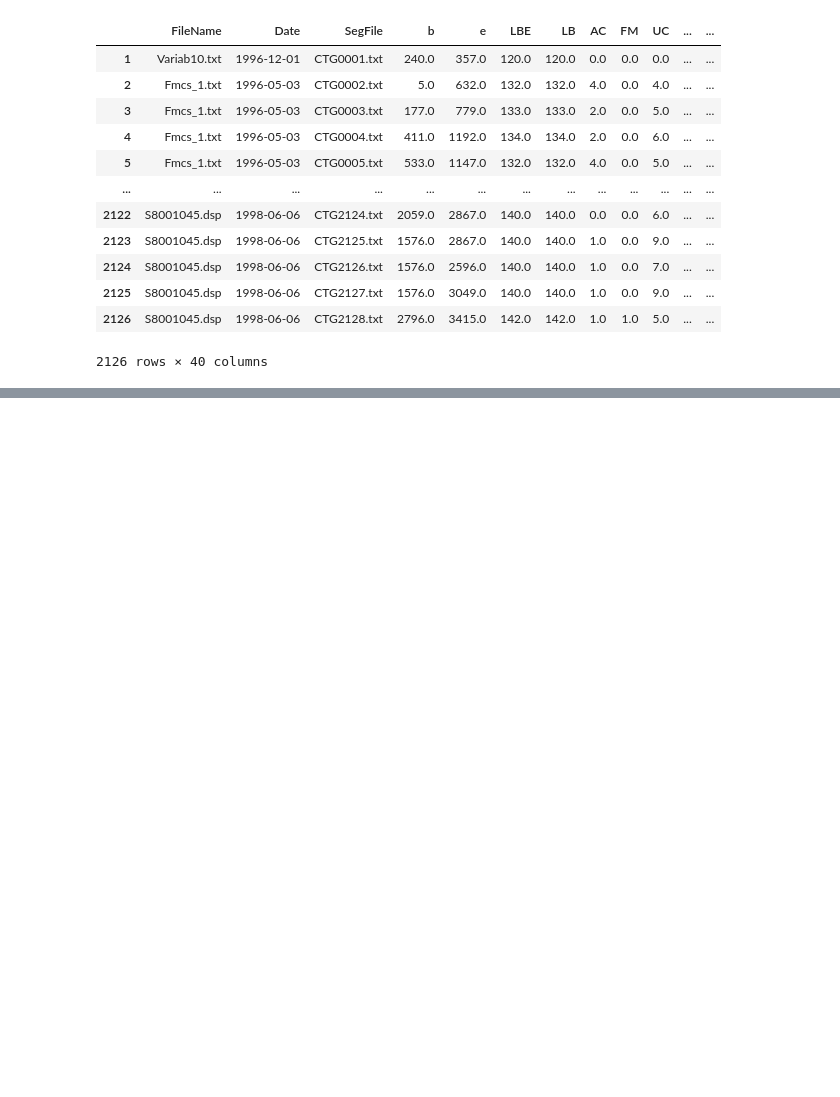
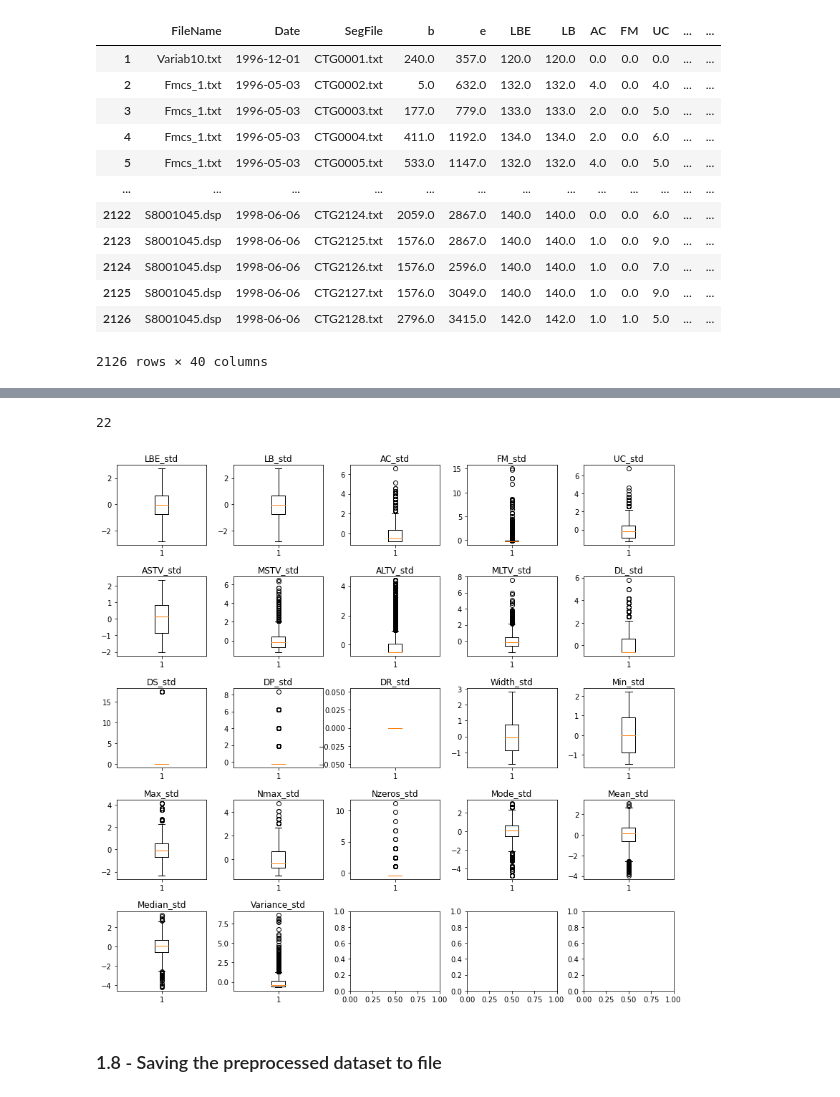
Before and after one commit to bduar/CodeOp-DS-project_fetal-CTG, a Jupyter notebook: Notebooks/01_Data-preprocessing.ipynb, the cells around one changed output, grey strips where cells are left out. Saved outputs shown, nothing was run; the diff lists cells and outputs as text; code cells hidden in the pictures; blank space fills up the shorter version.

```diff
--- a/Notebooks/01_Data-preprocessing.ipynb
+++ b/Notebooks/01_Data-preprocessing.ipynb
@@ -105,0 +228,7 @@ data.describe()
+# %%
+# Duplicate the variables to standardise (we want to keep the original values for interpretation & visualisation purposes)
+original_variables_to_standardise = data.loc[:, "LBE":"Variance"].columns.tolist()
+variables_std = [element + "_std" for element in original_variables_to_standardise]
+
+data[variables_std] = data[original_variables_to_standardise]
+data.info()
@@ -105,0 +253,31 @@ data.describe()
+# %%
+# Standardise the variables
+from sklearn.preprocessing import StandardScaler
+
+scaler = StandardScaler()
+data[variables_std] = scaler.fit_transform(data[variables_std])
+# %%
+# Check standardisation with boxplots
+print(len(variables_std)) # How many boxplots we want to produce
+
+fig, axs = plt.subplots(5, 5, figsize = (12, 12))
+n = 0
+
+for i in np.arange(5):
+    for j in np.arange(5):
+        if (i == 4) & (j > 1):
+            break
+        else:
+            plotting_var = data[variables_std].columns.tolist()[n]
+            axs[i, j].boxplot(data[plotting_var])
+            axs[i, j].set_title(plotting_var)
+            #print(i, j, n)
+            n += 1
+
+fig.subplots_adjust(left=0.08, right=0.98, bottom=0.05, top=0.9,
+                    hspace=0.4, wspace=0.3)
+# %% [output]
+22
+[figure, added]
+# %% [markdown]
+### 1.8 - Saving the preprocessed dataset to file
```
Also changed, not shown: parts of 22 cells of this notebook, 1 other file.
